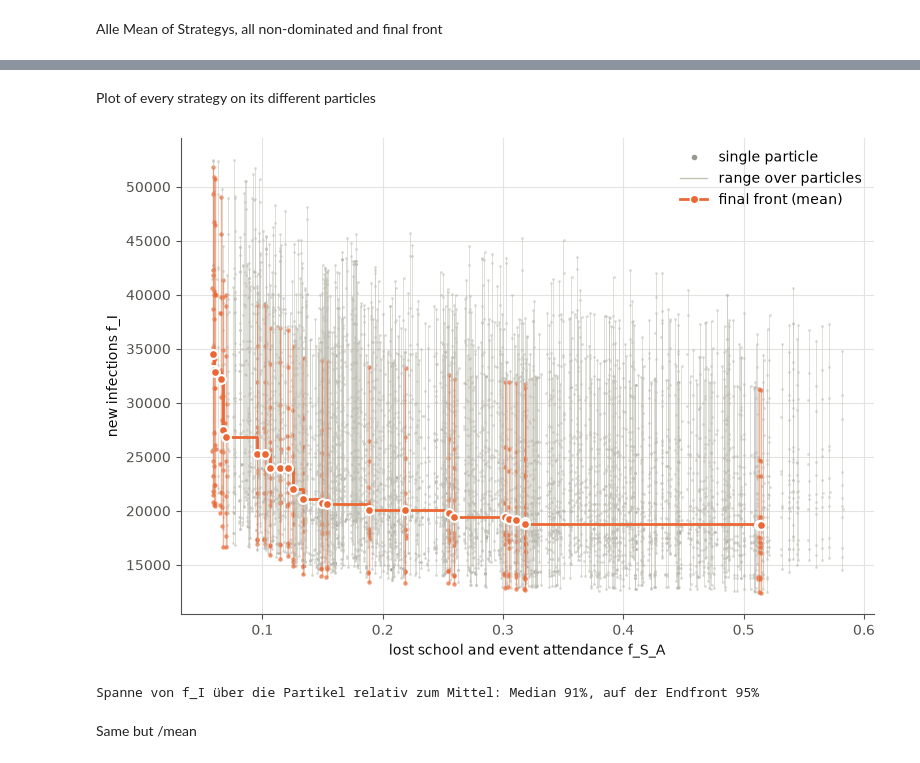
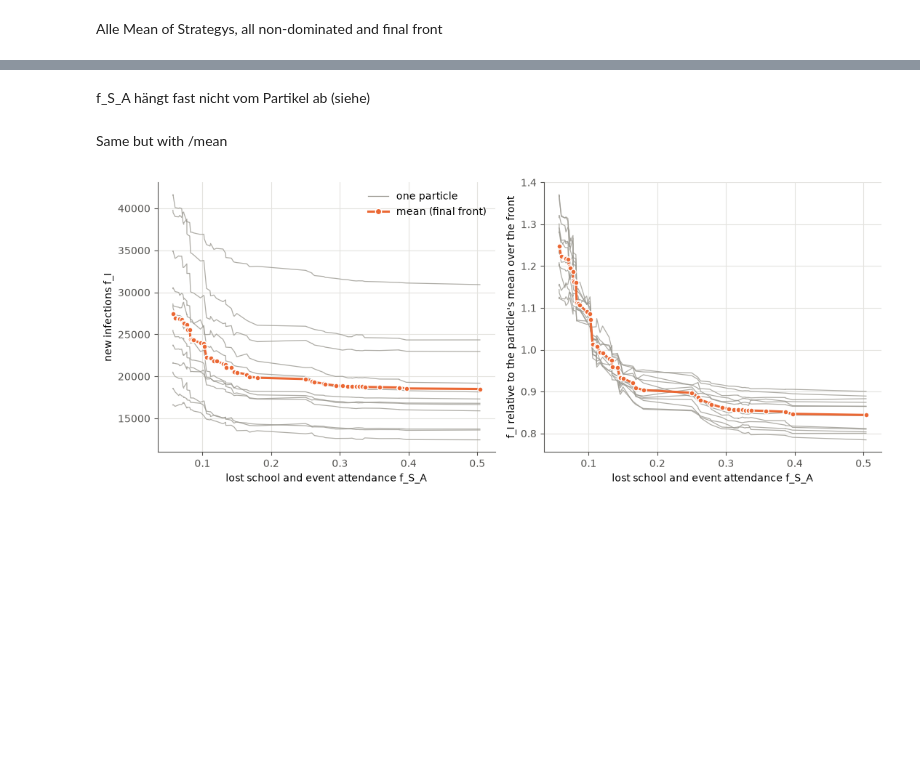
Before and after one commit to an-ne-so-ph-ie/memilio, a Jupyter notebook: pycode/examples/simulation/ABM_demonstrator_munich/analysing_nsgaii.ipynb, the cells around one changed output, grey strips where cells are left out. Saved outputs shown, nothing was run; the diff lists cells and outputs as text; code cells hidden in the pictures; blank space fills up the shorter version.

```diff
--- a/pycode/examples/simulation/ABM_demonstrator_munich/analysing_nsgaii.ipynb
+++ b/pycode/examples/simulation/ABM_demonstrator_munich/analysing_nsgaii.ipynb
@@ -476,0 +460,4 @@ print(f"{len(strategy_means)} Strategien aus {len(generations)} Generationen, En
+# %%
+relative_span = (spans["high"] - spans["low"]) / means.set_index("strategy_id").loc[spans.index, health]
+print(f"Spanne von {health} über die Partikel relativ zum Mittel: Median {relative_span.median():.0%}, "
+      f"auf der Endfront {relative_span[is_front].median():.0%}")
@@ -476,0 +466,5 @@ print(f"{len(strategy_means)} Strategien aus {len(generations)} Generationen, En
+# %%
+spans_social = runs_with_mean.groupby("strategy_id").agg(x=("mean_cost", "first"), low=(cost, "min"), high=(cost, "max"))
+relative_span_social = (spans_social["high"] - spans_social["low"]) / means.set_index("strategy_id").loc[spans_social.index, cost]
+print(f"Spanne von {cost} über die Partikel relativ zum Mittel: Median {relative_span_social.median():.3%}, "
+      f"auf der Endfront {relative_span_social[is_front].median():.3%}")
@@ -477,45 +473,29 @@ print(f"{len(strategy_means)} Strategien aus {len(generations)} Generationen, En
+# %% [markdown]
+f_S_A hängt fast nicht vom Partikel ab (siehe)
 # %% [markdown]
-Plot of every strategy on its different particles
+Same but with /mean
 # %%
-particle_values = runs.merge(strategy_means, on=["generation", "strategy"], suffixes=("", "_mean"))
-on_final = particle_values.set_index(["generation", "strategy"]).index.isin(final_front.set_index(["generation", "strategy"]).index)
+front_table = health_table.loc[front_ids]
+front_table.index = means.set_index("strategy_id").loc[front_ids, cost]       # x = Kosten der Strategie
+relative = front_table / front_table.mean(axis=0)
+mean_line = front_table.mean(axis=1)
 
-spans = particle_values.groupby(["generation", "strategy"]).agg(x=(f"{x_objective}_mean", "first"),
-                                                                 low=(y_objective, "min"), high=(y_objective, "max"))
-front_index = final_front.set_index(["generation", "strategy"]).index
-
-figure, axis = plt.subplots(figsize=(8, 5.5))
-axis.grid(color=grid_color, linewidth=0.8)
-axis.set_axisbelow(True)
-other = ~spans.index.isin(front_index)
-axis.vlines(spans.loc[other, "x"], spans.loc[other, "low"], spans.loc[other, "high"], color="#c3c2b7", linewidth=0.6, alpha=0.6)
-axis.scatter(particle_values.loc[~on_final, x_objective], particle_values.loc[~on_final, y_objective], s=4, color="#9a9890",
-             alpha=0.35, linewidths=0)
-axis.vlines(spans.loc[~other, "x"], spans.loc[~other, "low"], spans.loc[~other, "high"], color=final_color, linewidth=1, alpha=0.5)
-axis.scatter(particle_values.loc[on_final, x_objective], particle_values.loc[on_final, y_objective], s=10, color=final_color,
-             alpha=0.7, linewidths=0)
-axis.step(final_front[x_objective], final_front[y_objective], where="post", color=final_color, linewidth=2)
-axis.scatter(final_front[x_objective], final_front[y_objective], s=40, color=final_color, edgecolors="white",
-             linewidths=1.5, zorder=5)
-handles = [Line2D([], [], marker="o", linestyle="", color="#9a9890", markersize=3, label="single particle"),
-           Line2D([], [], color="#c3c2b7", linewidth=1, label="range over particles"),
-           Line2D([], [], color=final_color, marker="o", markeredgecolor="white", linewidth=2, label="final front (mean)")]
-if highlight_particle is not None:
-    chosen = particle_values[particle_values["seed_index"] == highlight_particle]
-    axis.scatter(chosen[x_objective], chosen[y_objective], s=12, color="#2a78d6", linewidths=0, zorder=4)
-    handles.append(Line2D([], [], marker="o", linestyle="", color="#2a78d6", markersize=4, label=f"particle {highlight_particle}"))
-axis.legend(handles=handles, frameon=False, loc="upper right")
-axis.set_xlabel(axis_labels.get(x_objective, x_objective))
-axis.set_ylabel(axis_labels.get(y_objective, y_objective))
+figure, (left, right) = plt.subplots(1, 2, figsize=(11, 4.5), sharex=True)
+for particle in front_table.columns:
+    color, width = (blue, 1.6) if particle == highlight_particle else (grey, 0.9)
+    left.plot(front_table.index, front_table[particle], color=color, linewidth=width, alpha=0.8)
+    right.plot(relative.index, relative[particle], color=color, linewidth=width, alpha=0.8)
+for axis, values in [(left, mean_line), (right, relative.mean(axis=1))]:
+    axis.plot(values.index, values, color=orange, linewidth=2.2, marker="o", markersize=5, markeredgecolor="white", zorder=5)
+    axis.grid(color=grid_color, linewidth=0.8)
+    axis.set_axisbelow(True)
+    axis.set_xlabel(axis_labels.get(cost, cost))
+left.set_ylabel(axis_labels.get(health, health))
+right.set_ylabel(f"{health} relative to the particle's mean over the front")
+left.legend(handles=[Line2D([], [], color=grey, linewidth=0.9, label="one particle"),
+                     Line2D([], [], color=orange, linewidth=2.2, marker="o", markeredgecolor="white", label="mean (final front)")],
+            frameon=False, loc="upper right")
 figure.tight_layout()
 plt.show()
-
-
-spread = (spans["high"] - spans["low"]) / particle_values.groupby(["generation", "strategy"])[f"{y_objective}_mean"].first()
-print(f"Spanne von {y_objective} über die Partikel relativ zum Mittel: Median {spread.median():.0%}, "
-      f"auf der Endfront {spread[spans.index.isin(front_index)].median():.0%}")
 # %% [output]
-[figure, old version]
+[figure, new version]
-Spanne von f_I über die Partikel relativ zum Mittel: Median 91%, auf der Endfront 95%
-# %% [markdown]
-Same but /mean
```
Also changed, not shown: parts of 30 cells of this notebook.
